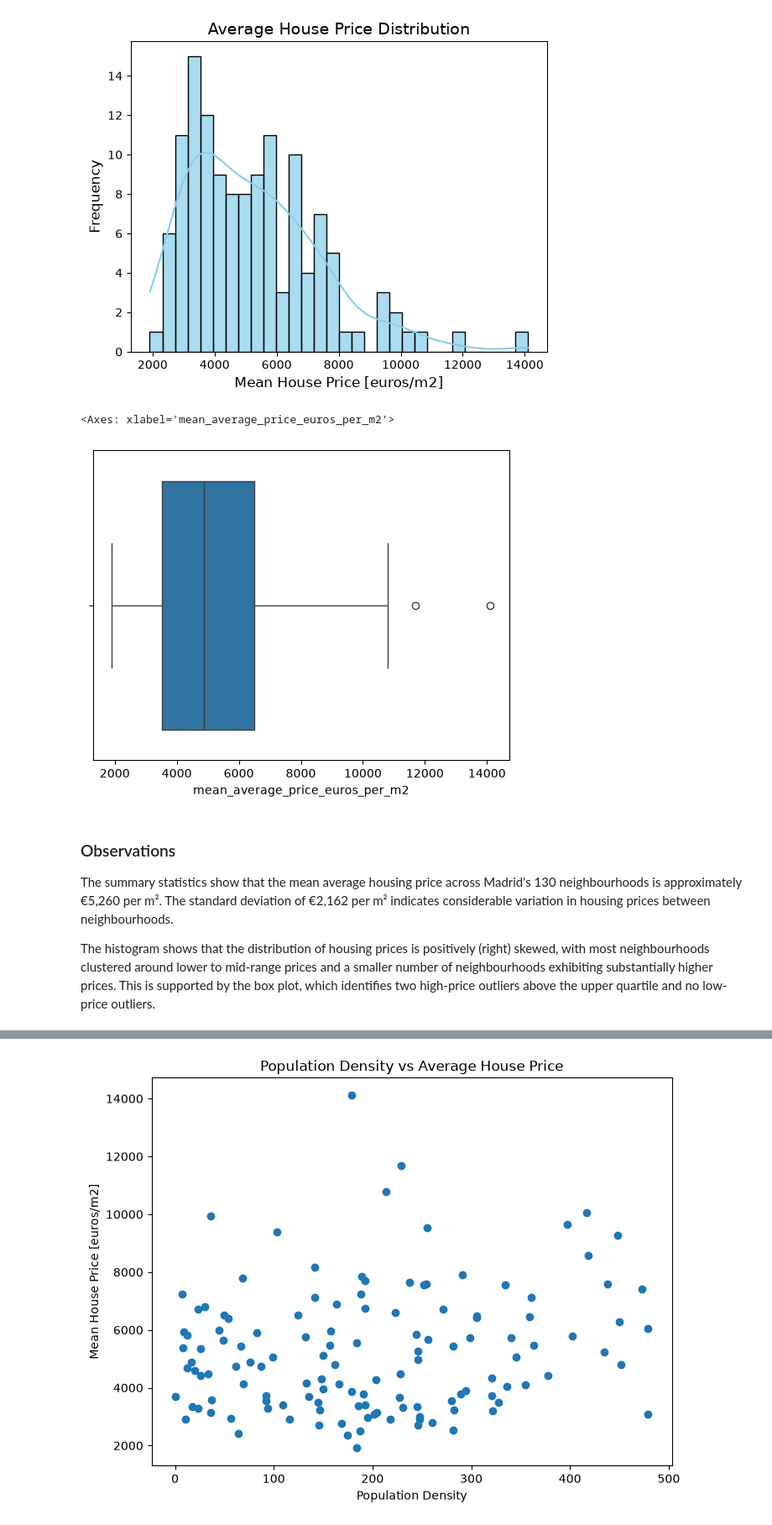
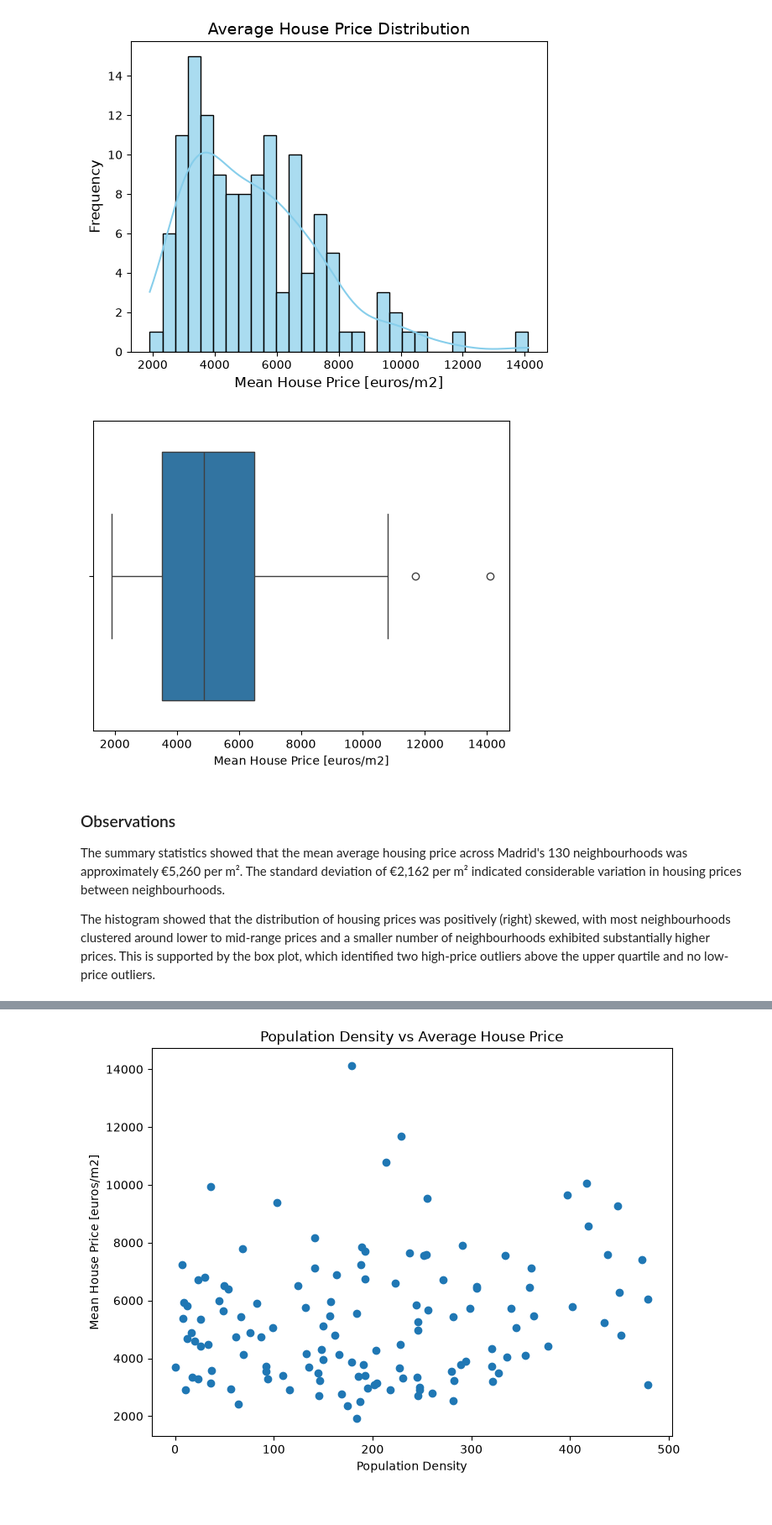
Before and after one commit to CharlieSm49/madrid-housing-ml, a Jupyter notebook: notebooks/04_modelling.ipynb, the cells around one changed output, grey strips where cells are left out. Shown at 84% size. Saved outputs shown, nothing was run; the diff lists cells and outputs as text; code cells hidden in the pictures.

```diff
--- a/notebooks/04_modelling.ipynb
+++ b/notebooks/04_modelling.ipynb
@@ -238,14 +237,17 @@ plt.show()
 # %% [output]
 [figure]
 # %%
-# Boxplot of average house prices
-sns.boxplot(x=df["mean_average_price_euros_per_m2"])
+# Boxplot of average house price
+
+# Create the plot with label
+sns.boxplot(x=df["mean_average_price_euros_per_m2"]).set(xlabel='Mean House Price [euros/m2]')
+# Show the plot
+plt.show()
 # %% [output]
-<Axes: xlabel='mean_average_price_euros_per_m2'>
-[figure, old version]
+[figure, new version]
 # %% [markdown]
 ### Observations
 
-The summary statistics show that the mean average housing price across Madrid's 130 neighbourhoods is approximately €5,260 per m². The standard deviation of €2,162 per m² indicates considerable variation in housing prices between neighbourhoods.
+The summary statistics showed that the mean average housing price across Madrid's 130 neighbourhoods was approximately €5,260 per m². The standard deviation of €2,162 per m² indicated considerable variation in housing prices between neighbourhoods.
 
-The histogram shows that the distribution of housing prices is positively (right) skewed, with most neighbourhoods clustered around lower to mid-range prices and a smaller number of neighbourhoods exhibiting substantially higher prices. This is supported by the box plot, which identifies two high-price outliers above the upper quartile and no low-price outliers.
+The histogram showed that the distribution of housing prices was positively (right) skewed, with most neighbourhoods clustered around lower to mid-range prices and a smaller number of neighbourhoods exhibited substantially higher prices. This is supported by the box plot, which identified two high-price outliers above the upper quartile and no low-price outliers.
```
Also changed, not shown: parts of 33 cells of this notebook, 10 other files.
